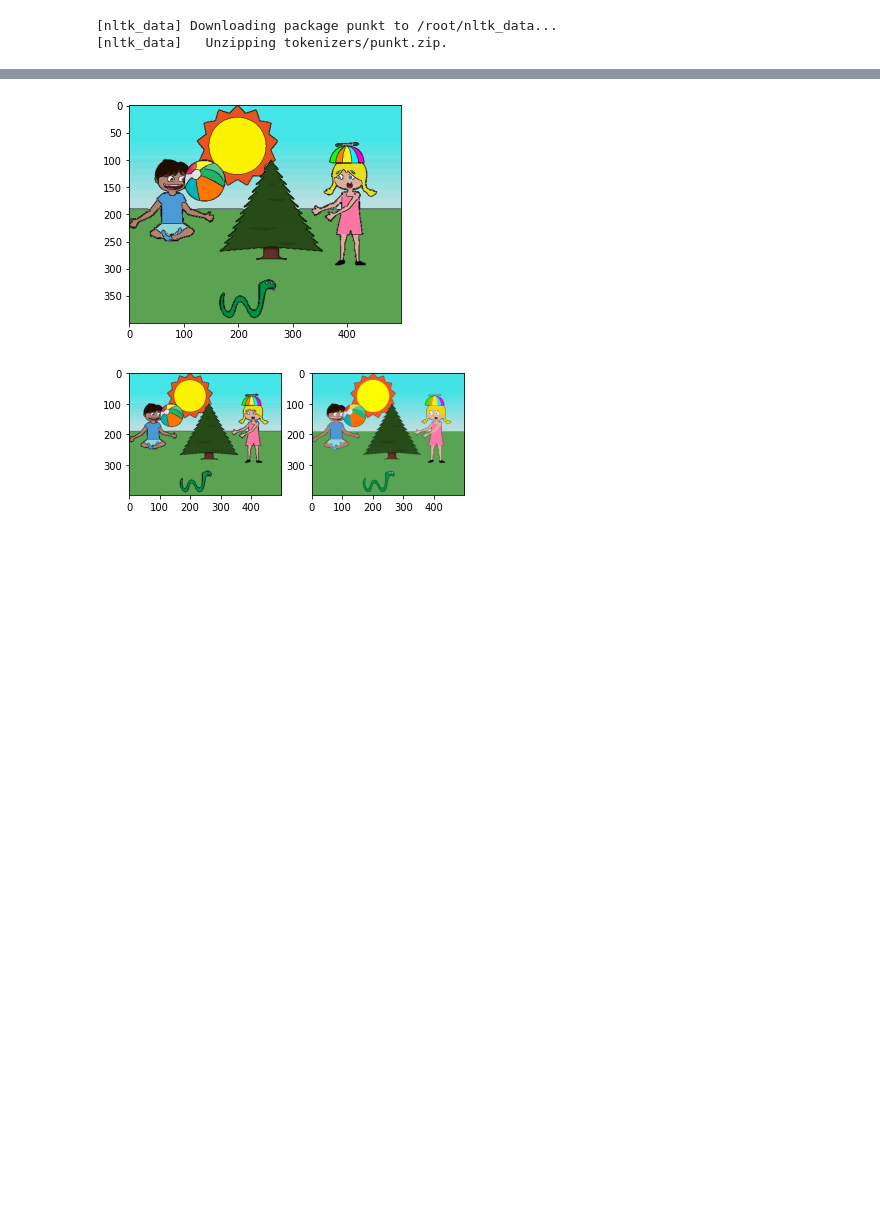
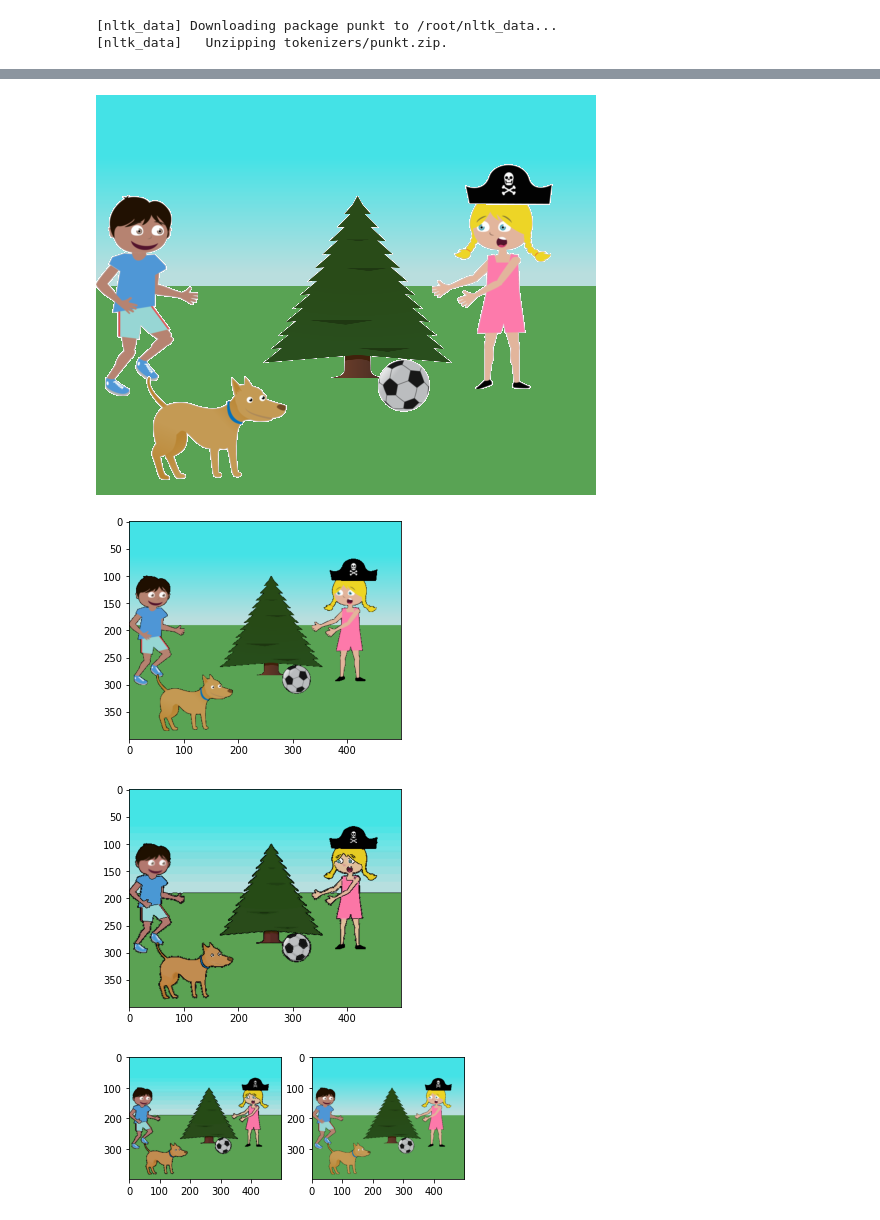
Before and after one commit to UralmashFox/CV_Project, a Jupyter notebook: CV_project.ipynb, the cells around one changed output, grey strips where cells are left out. Cells and saved outputs as stored; diff of their text form; code cells hidden in the pictures; blank space fills up the shorter version.

```diff
--- a/CV_project.ipynb
+++ b/CV_project.ipynb
@@ -329,12 +310,6 @@ def to_update_C(C, hist):
             break
         C = new_C
     return C, groups
-# %%
-result_image = to_cartoonize(image_to_cartoonize)
-plt.imshow(result_image)
-plt.show()
-# %% [output]
-[figure, removed]
 # %%
 def to_show_in_row(list_of_images, titles = None, disable_ticks = False):
   """
@@ -353,7 +328,28 @@ def to_show_in_row(list_of_images, titles = None, disable_ticks = False):
     if disable_ticks:
       plt.xticks([]), plt.yticks([])
   plt.show()
-# %%
-to_show_in_row([result_image, image_to_cartoonize])
-# %% [output]
-[figure, removed]
+# %%
+text = "It was cloudy. Smiling Mike was running near the tree and playing soccer. There was a dog and Jenny was worried, she was a pirate"
+#step by step: -1- split sentances -2- split words -3- find IDs, coordinates, flips -4- find name of img files -5- images to background
+sentances = tokenize.sent_tokenize(text)
+all_BoW = to_BoWs(sentances)
+all_ID, all_flip, all_x, all_y = get_info(all_BoW)
+trueID = real_ID(all_ID)
+final_image = text2img(all_ID, all_flip, all_x, all_y)
+#shows image from text
+cv2_imshow(final_image)
+#shows resized image before cartoonizer
+image_to_cartoonize = read_and_resize(final_image)
+plt.imshow(image_to_cartoonize)
+plt.show()
+#shows image after cartoonizer
+result_image = to_cartoonize(image_to_cartoonize)
+plt.imshow(result_image)
+plt.show()
+#shows both images before and after cartoonizer to compare
+to_show_in_row([result_image, image_to_cartoonize])
+# %% [output]
+[figure, added]
+[figure, added]
+[figure, added]
+[figure, added]
```
Also changed, not shown: parts of 4 cells of this notebook, 1 other file.
